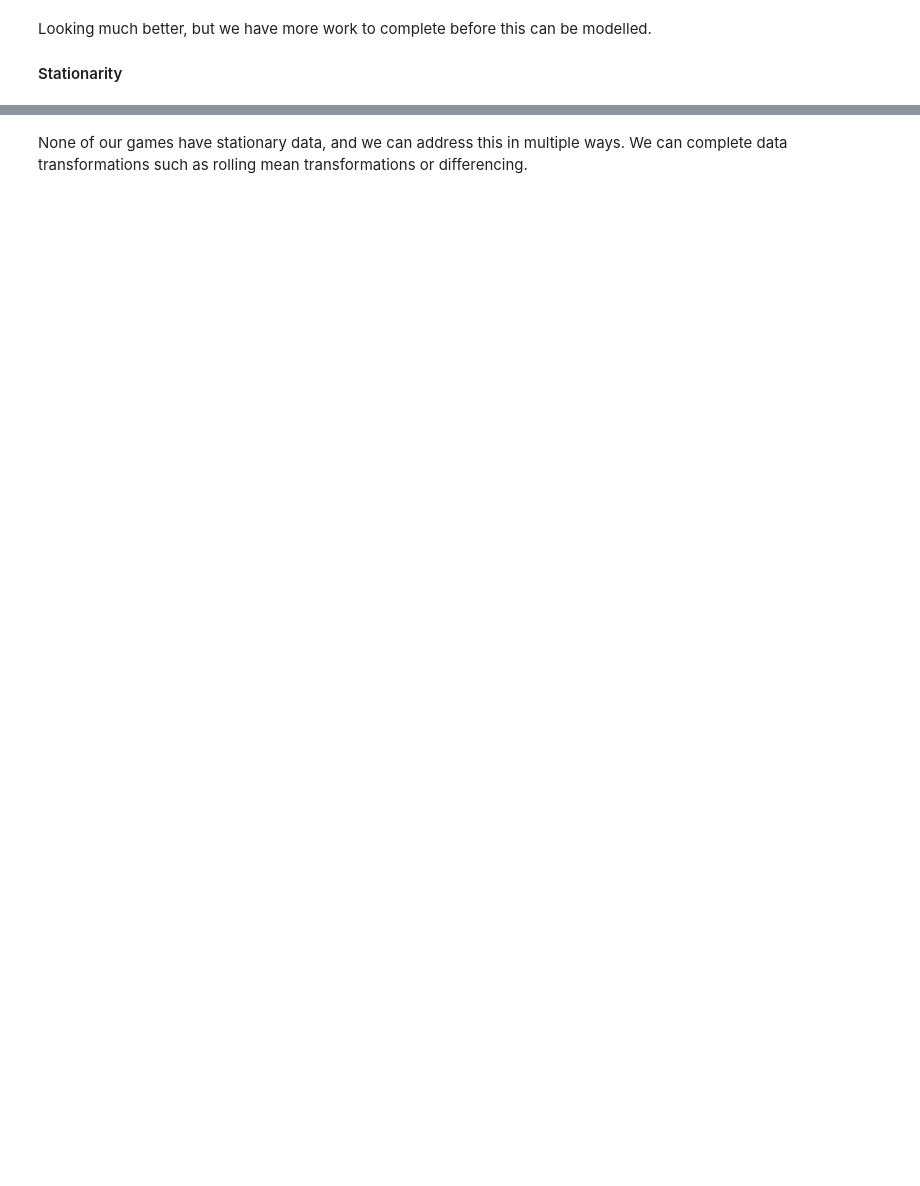
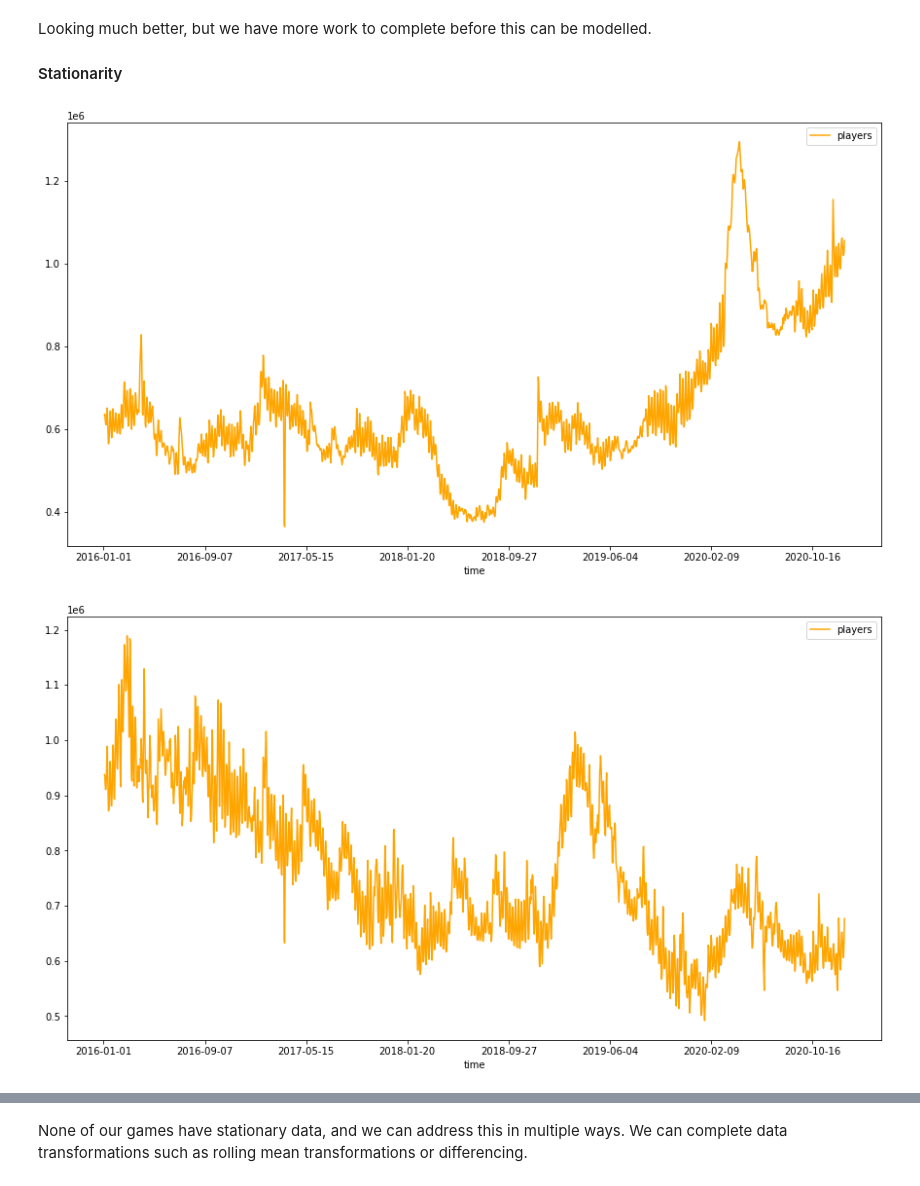
Before and after one commit to RMcAr/dsc-capstone, a Jupyter notebook: 3. Model Construction.ipynb, the cells around one changed output, grey strips where cells are left out. Drawn from its saved outputs; the diff is of its cells as text; code cells hidden in the pictures; blank space fills up the shorter version.

```diff
--- a/3. Model Construction.ipynb
+++ b/3. Model Construction.ipynb
@@ -156,10 +194,12 @@ Looking much better, but we have more work to complete before this can be modell
 # %%
 # we visualize our mean player count over time. If this plot has a trend, our data is not stationary.
 
 for df in ls:
 
-    rolling_mean = df['players'].rolling(window = 3).mean()
+    rolling_mean = pd.DataFrame(df['players'].rolling(window = 3).mean())
 
-    fig = plt.figure(figsize = (15, 8))
    # plt.plot(df['players'], color = 'blue', label = 'Players')
-    plt.plot(rolling_mean, color = 'orange', label = 'Rolling Average')
+    rolling_mean.plot(color = 'orange', label = 'Rolling Average', figsize = (15, 8))
+# %% [output]
+[figure, added]
+[figure, added]
```
Also changed, not shown: parts of 51 cells of this notebook, 10 other files.
